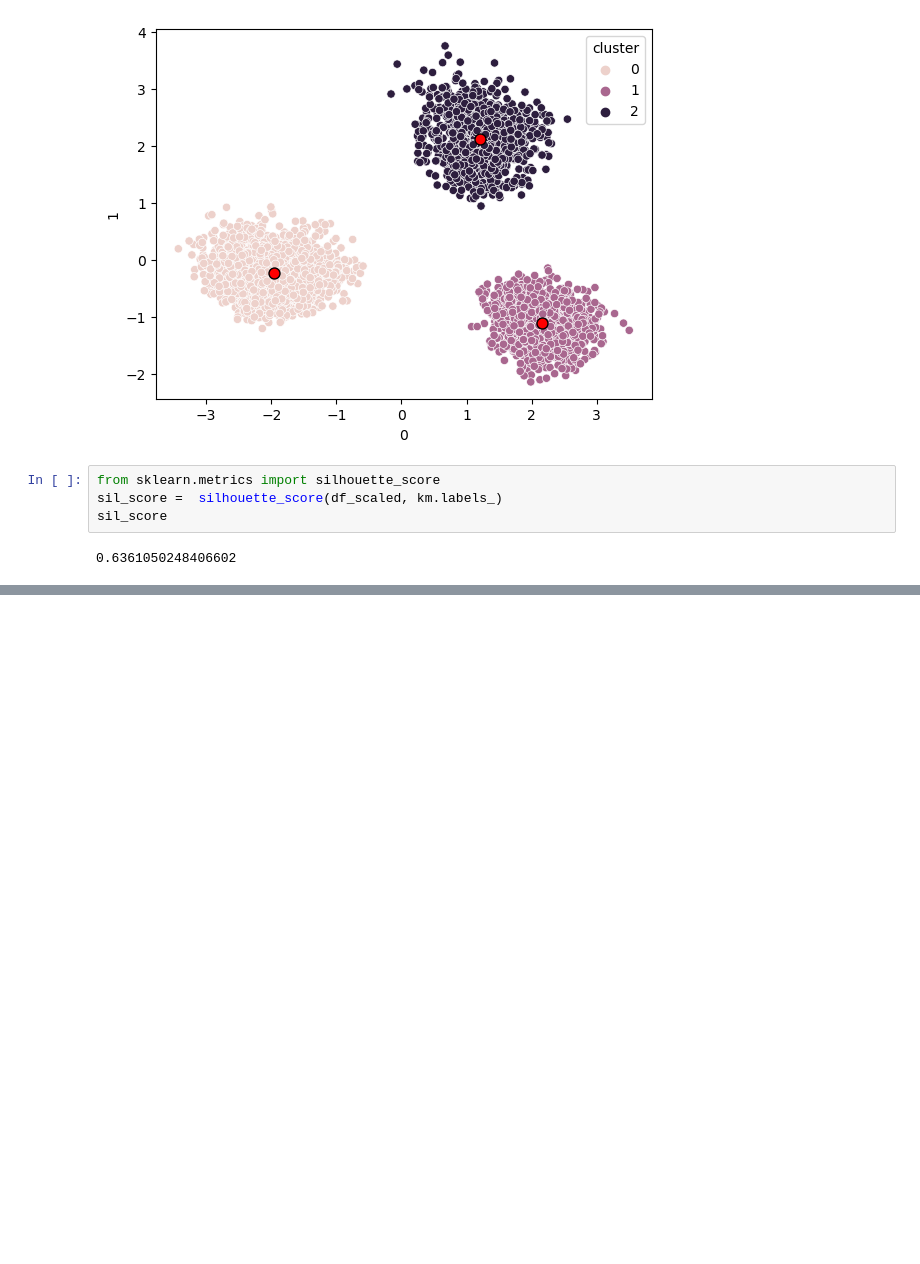
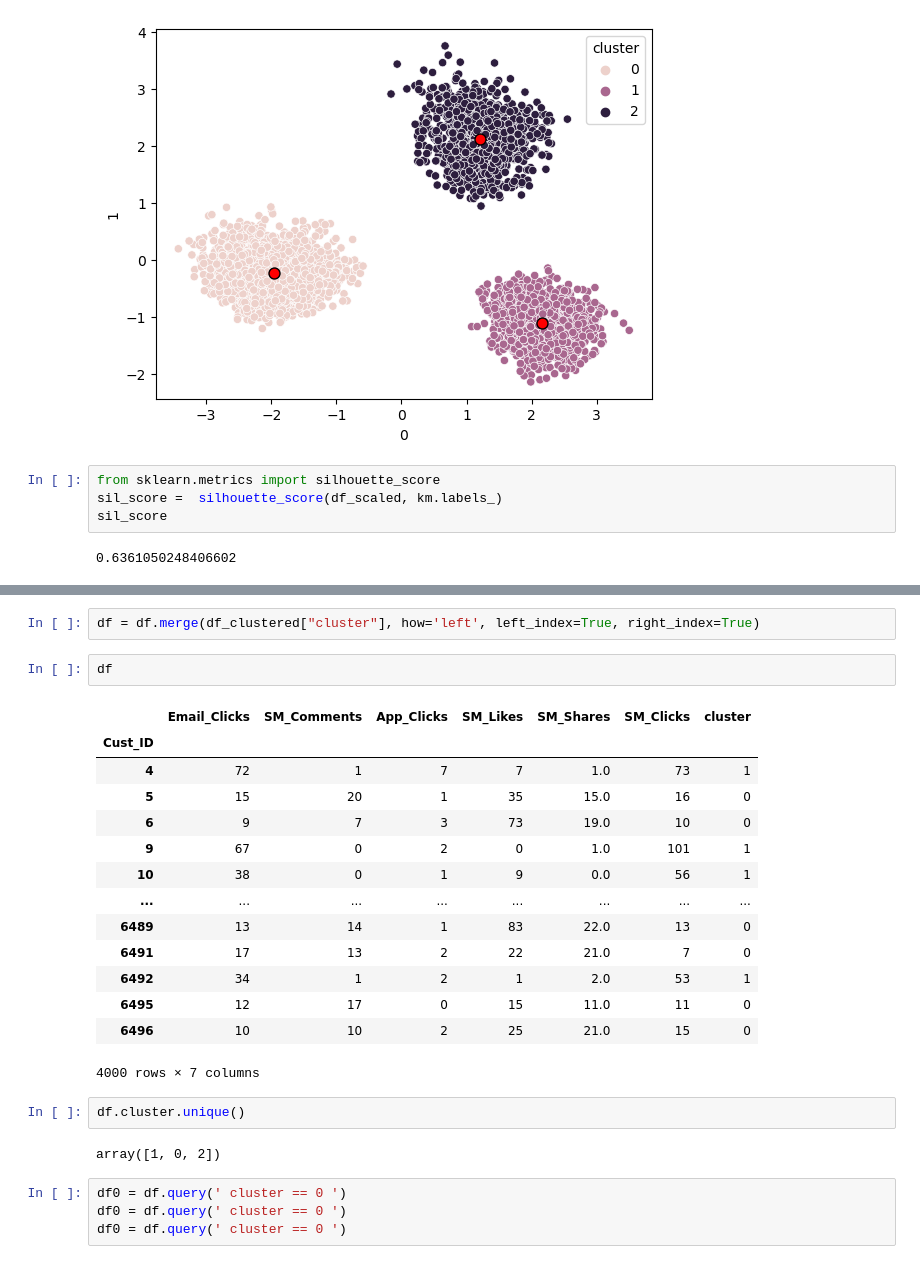
Before and after one commit to MCanGit/MLDS_NOVAIMS, a Jupyter notebook: digital_ss.ipynb, the cells around one changed output, grey strips where cells are left out. Drawn from its saved outputs; the diff is of its cells as text; blank space fills up the shorter version.

```diff
--- a/digital_ss.ipynb
+++ b/digital_ss.ipynb
@@ -140,0 +158,27 @@ sil_score
+# %%
+df = df.merge(df_clustered["cluster"], how='left', left_index=True, right_index=True)
+# %%
+df
+# %% [output]
+|  | Email_Clicks | SM_Comments | App_Clicks | SM_Likes | SM_Shares | SM_Clicks | cluster |
+| Cust_ID |  |  |  |  |  |  |  |
+| 4 | 72 | 1 | 7 | 7 | 1.0 | 73 | 1 |
+| 5 | 15 | 20 | 1 | 35 | 15.0 | 16 | 0 |
+| 6 | 9 | 7 | 3 | 73 | 19.0 | 10 | 0 |
+| 9 | 67 | 0 | 2 | 0 | 1.0 | 101 | 1 |
+| 10 | 38 | 0 | 1 | 9 | 0.0 | 56 | 1 |
+| ... | ... | ... | ... | ... | ... | ... | ... |
+| 6489 | 13 | 14 | 1 | 83 | 22.0 | 13 | 0 |
+| 6491 | 17 | 13 | 2 | 22 | 21.0 | 7 | 0 |
+| 6492 | 34 | 1 | 2 | 1 | 2.0 | 53 | 1 |
+| 6495 | 12 | 17 | 0 | 15 | 11.0 | 11 | 0 |
+| 6496 | 10 | 10 | 2 | 25 | 21.0 | 15 | 0 |
+4000 rows × 7 columns
+# %%
+df.cluster.unique()
+# %% [output]
+array([1, 0, 2])
+# %%
+df0 = df.query(' cluster == 0 ')
+df0 = df.query(' cluster == 0 ')
+df0 = df.query(' cluster == 0 ')
```
Also changed, not shown: parts of 2 cells of this notebook, 1 other file.
